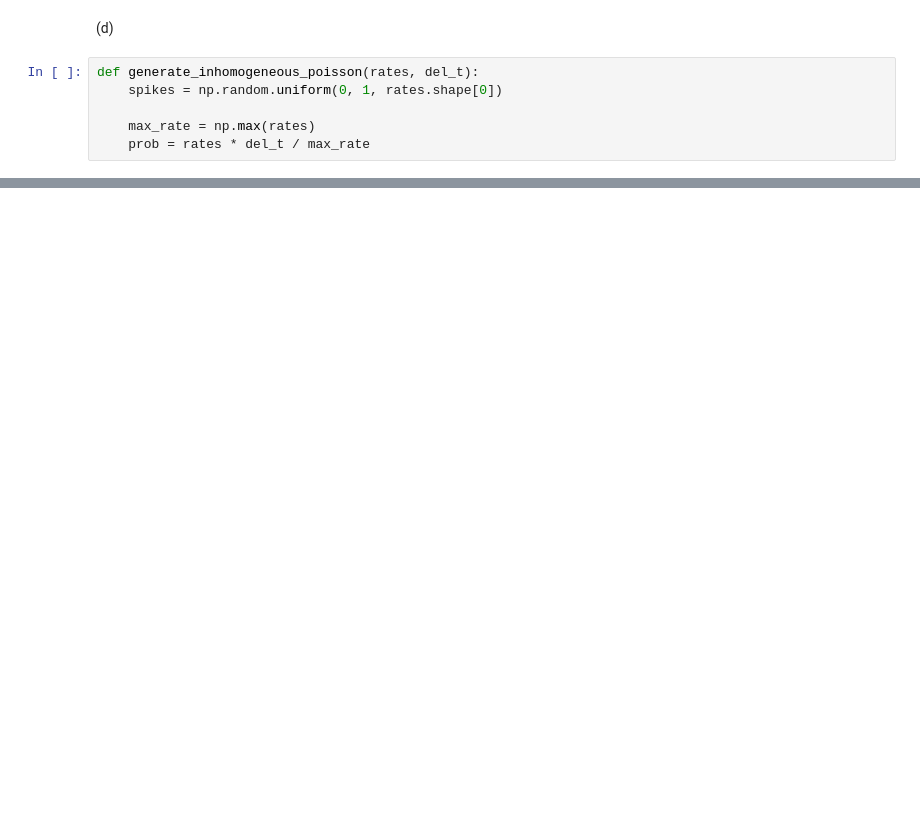
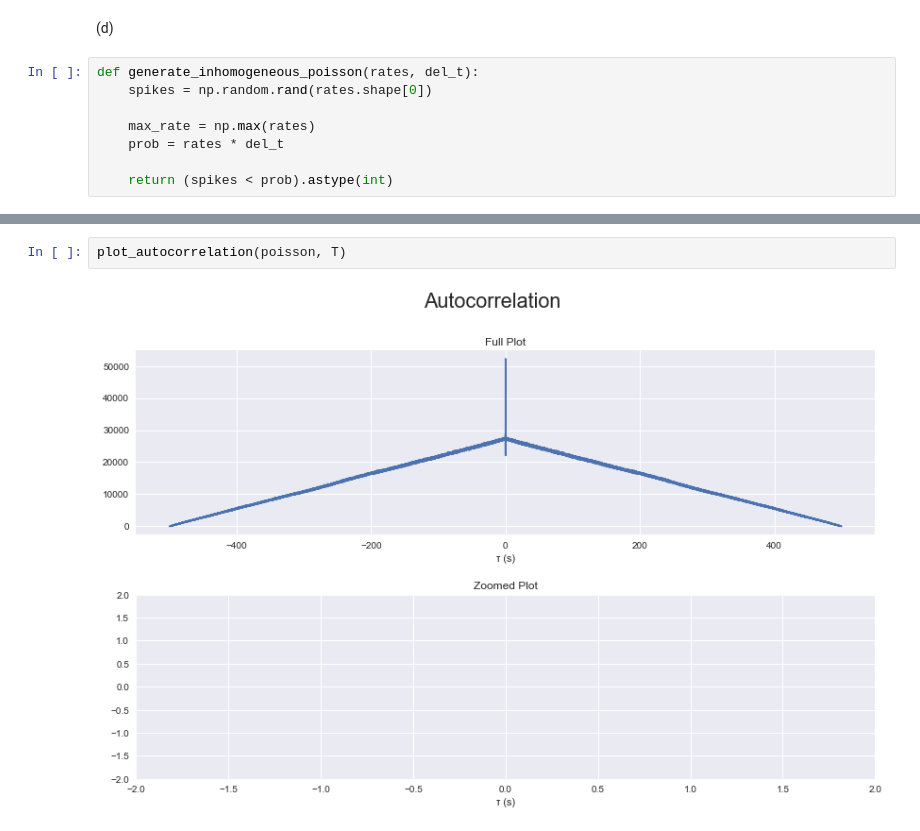
Before and after one commit to bramantyois/aand, a Jupyter notebook: week_05/week_05.ipynb, the cells around one changed output, grey strips where cells are left out. Cells and saved outputs as stored; diff of their text form; blank space fills up the shorter version.

```diff
--- a/week_05/week_05.ipynb
+++ b/week_05/week_05.ipynb
@@ -83,7 +83,9 @@ plot_autocorrelation(a_corr, T, ylim2=1e7)
 (d)
 # %%
 def generate_inhomogeneous_poisson(rates, del_t):
-    spikes = np.random.uniform(0, 1, rates.shape[0])
+    spikes = np.random.rand(rates.shape[0])
 
     max_rate = np.max(rates)
-    prob = rates * del_t / max_rate
+    prob = rates * del_t
+
+    return (spikes < prob).astype(int)
@@ -99,0 +97,4 @@ np.m(poisson)
+# %%
+plot_autocorrelation(poisson, T)
+# %% [output]
+[figure, added]
```
Also changed, not shown: parts of 11 cells of this notebook.
